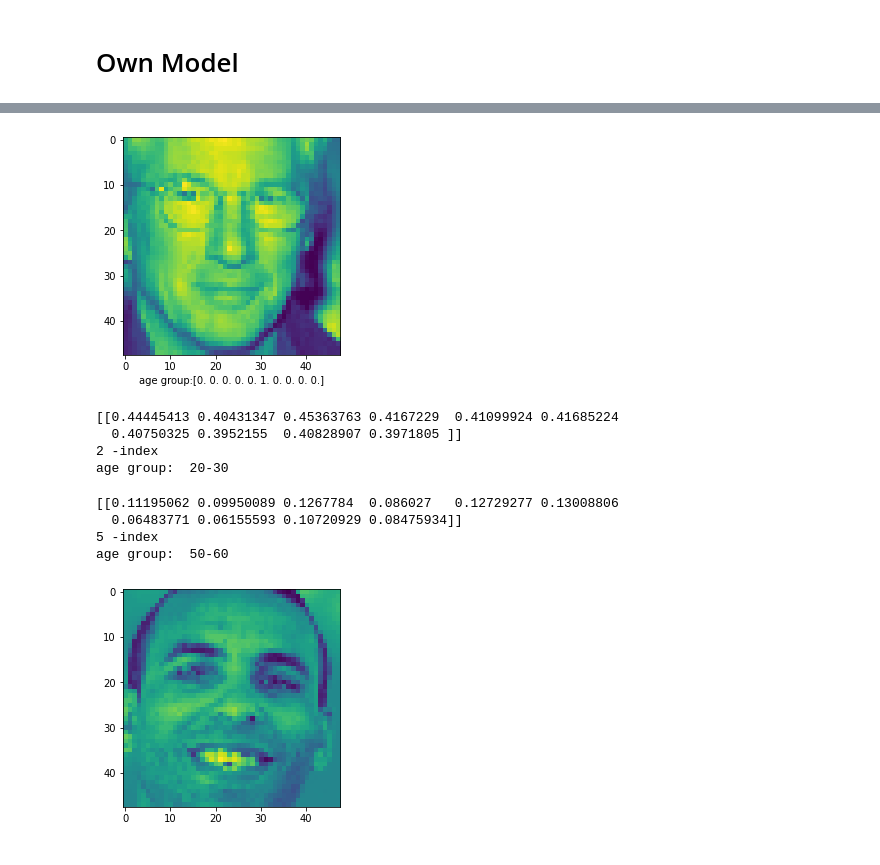
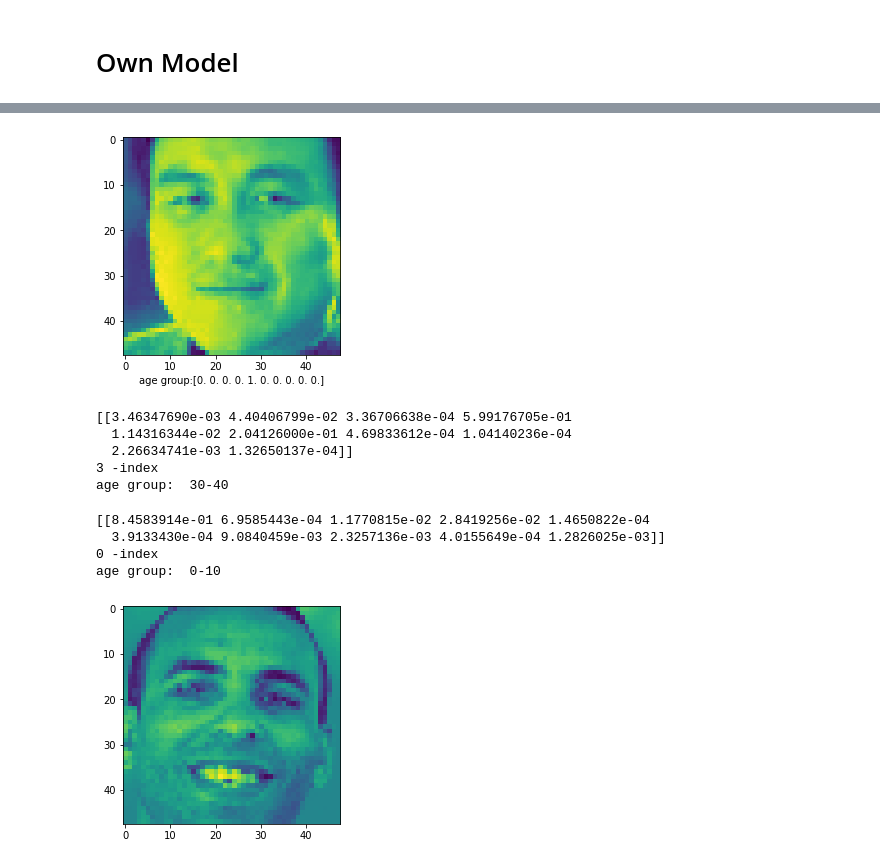
Before and after one commit to Uramud/age-and-gender-detection, a Jupyter notebook: Untitled1_Age.ipynb, the cells around one changed output, grey strips where cells are left out. Cells and saved outputs as stored; diff of their text form; code cells hidden in the pictures.

```diff
--- a/Untitled1_Age.ipynb
+++ b/Untitled1_Age.ipynb
@@ -261,27 +277,28 @@ import matplotlib.pyplot as plt
 from tensorflow import keras
 import numpy as np
 import cv2
-model1 = keras.models.load_model('untitled_age_25.h5')
+model1 = keras.models.load_model('untitled_age_47.h5')
 # %%
-ii = 10
+ii = 256
 plt.imshow(X_test[ii])
 plt.xlabel("age group:"+ str(y_test[ii]))
 plt.show()
 # gender predict
 image_pixels = img_to_array(X_test[ii])
 image_pixels = np.expand_dims(image_pixels,axis=0)
 aged = model1.predict(image_pixels)
 print(aged)
 aged = np.argmax(aged)
 print(aged,'-index')
 age_group = ['0-10','10-20','20-30','30-40','40-50','50-60','60-70','70-80','80-90','90-100','>110']
 print('age group: ',age_group[aged])
 # %% [output]
-[figure, old version]
+[figure, new version]
-[[0.44445413 0.40431347 0.45363763 0.4167229  0.41099924 0.41685224
-  0.40750325 0.3952155  0.40828907 0.3971805 ]]
-2 -index
-age group:  20-30
+[[3.46347690e-03 4.40406799e-02 3.36706638e-04 5.99176705e-01
+  1.14316344e-02 2.04126000e-01 4.69833612e-04 1.04140236e-04
+  2.26634741e-03 1.32650137e-04]]
+3 -index
+age group:  30-40
 # %%
 sample_image = cv2.imread('sample_male.png')
 sample_image = cv2.cvtColor(sample_image,cv2.COLOR_BGR2GRAY)
@@ -303,8 +320,8 @@ for (x,y,w,h) in faces:
     print('age group: ',age_group[predictions])
     plt.imshow(roi_gray)
 # %% [output]
-[[0.11195062 0.09950089 0.1267784  0.086027   0.12729277 0.13008806
-  0.06483771 0.06155593 0.10720929 0.08475934]]
-5 -index
-age group:  50-60
+[[8.4583914e-01 6.9585443e-04 1.1770815e-02 2.8419256e-02 1.4650822e-04
+  3.9133430e-04 9.0840459e-03 2.3257136e-03 4.0155649e-04 1.2826025e-03]]
+0 -index
+age group:  0-10
 [figure]
```
Also changed, not shown: parts of 6 cells of this notebook, 4 other files.
